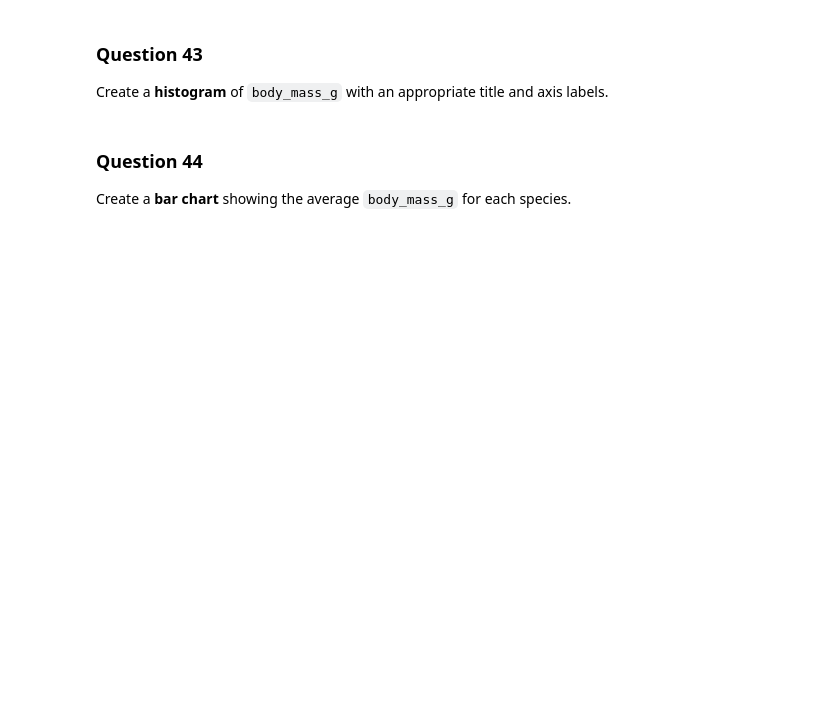
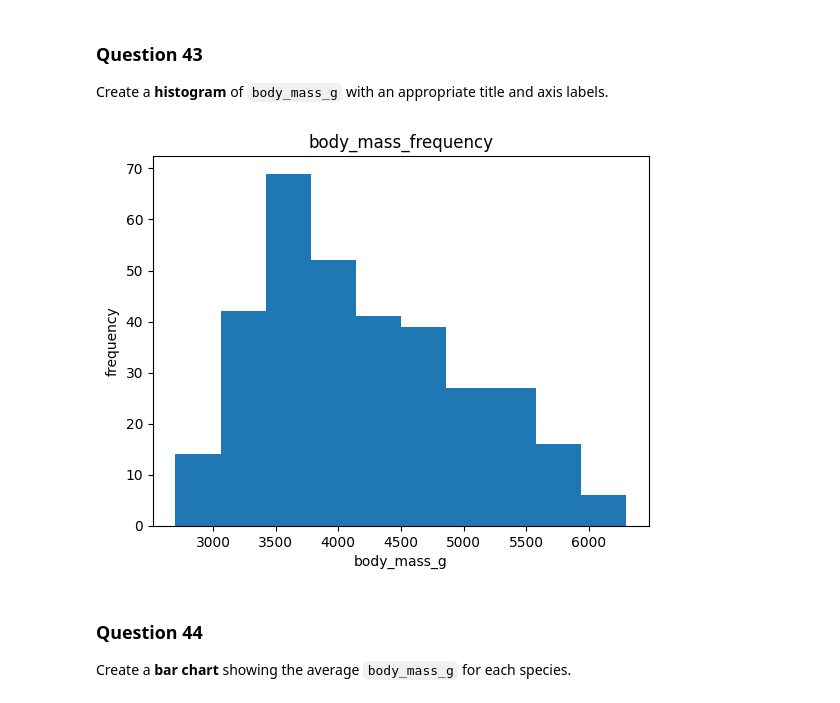
Before and after one commit to JanhaviSalokhe/Training-assignments, a Jupyter notebook: Data Science/Pandas/Assignment2_Palmer_Penguins.ipynb, the cells around one changed output. Cells and saved outputs as stored; diff of their text form; code cells hidden in the pictures; blank space fills up the shorter version.

```diff
--- a/Data Science/Pandas/Assignment2_Palmer_Penguins.ipynb
+++ b/Data Science/Pandas/Assignment2_Palmer_Penguins.ipynb
@@ -527,3 +535,6 @@ Gentoo
 # %% [markdown]
 ### Question 38
 Create a new column named **body_mass_kg** by converting `body_mass_g` from grams to kilograms.
+# %%
+df_clean['body_mass_kg'] = df_clean['body_mass_g']/1000
+df_clean
@@ -530,3 +555,6 @@ Create a new column named **body_mass_kg** by converting `body_mass_g` from gram
 # %% [markdown]
 ### Question 39
 Create a new column named **bill_ratio** by dividing `bill_length_mm` by `bill_depth_mm`.
+# %%
+df_clean['bill_ratio'] = df_clean['bill_length_mm'] / df_clean['bill_depth_mm']
+df_clean
@@ -533,3 +575,6 @@ Create a new column named **bill_ratio** by dividing `bill_length_mm` by `bill_d
 # %% [markdown]
 ### Question 40
 Create a column named **mass_category** using `apply()` with a `lambda` function. Store `Heavy` when `body_mass_g` is greater than or equal to 4500; otherwise store `Light`.
+# %%
+df_clean['mass_catrgory'] = df_clean['body_mass_g'].apply(lambda x :'Heavy' if x > 4500 else 'Light' )
+df_clean
@@ -544,6 +637,15 @@ Create and display a **correlation matrix** for the numeric measurement columns.
 # %% [markdown]
 ### Question 43
 Create a **histogram** of `body_mass_g` with an appropriate title and axis labels.
+# %%
+import matplotlib.pyplot as plt
+plt.hist(df_clean['body_mass_g'])
+plt.xlabel('body_mass_g')
+plt.ylabel('frequency')
+plt.title('body_mass_frequency')
+plt.show()
+# %% [output]
+[figure, added]
 # %% [markdown]
 ### Question 44
 Create a **bar chart** showing the average `body_mass_g` for each species.
```
Also changed, not shown: parts of 9 cells of this notebook.
